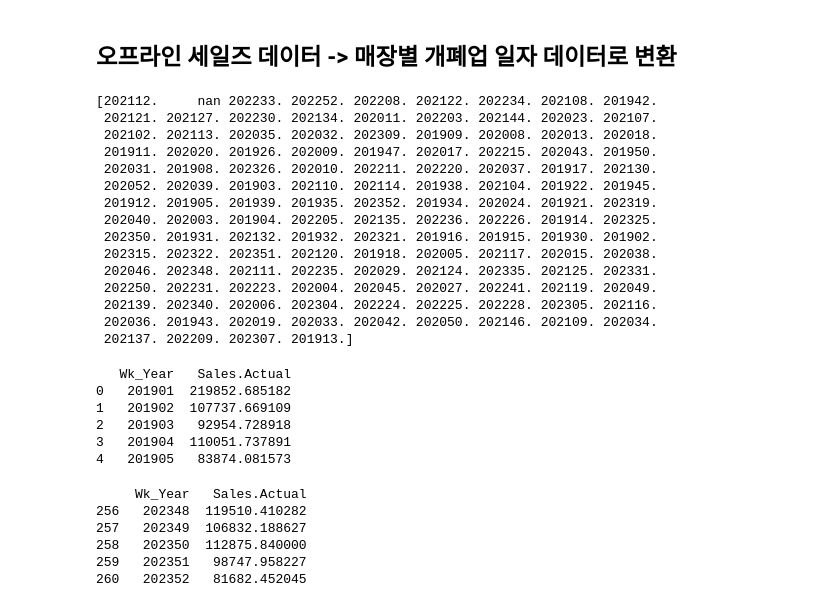
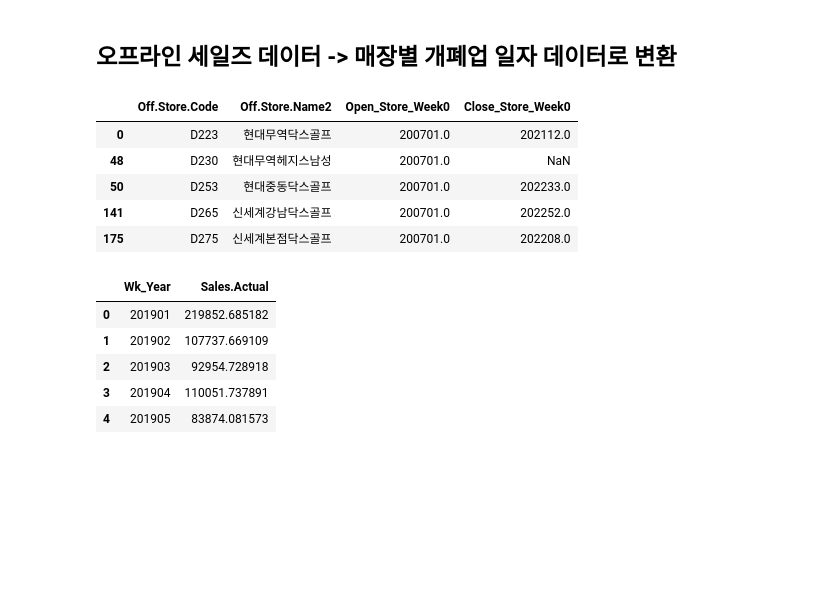
Before and after one commit to 0minKoh/time-series-analysis, a Jupyter notebook: EDA/topic_3.ipynb, the cells around one changed output. Drawn from its saved outputs; the diff is of its cells as text; code cells hidden in the pictures; blank space fills up the shorter version.

```diff
--- a/EDA/topic_3.ipynb
+++ b/EDA/topic_3.ipynb
@@ -5,54 +5,34 @@ import pandas as pd
 # %%
 import pandas as pd
 
 # 데이터프레임 로드
 offline_sales = pd.read_csv('../assets/data/offline_offline_wkly_Hazzys_sales.csv')
 
 # 오프라인 스토어별 개장일(Open_Store_Week0)과 폐업일(Close_Store_Week0)을 추출하여 새로운 데이터프레임 생성
 offline_store_info = offline_sales[['Off.Store.Code', 'Off.Store.Name2', 'Open_Store_Week0', 'Close_Store_Week0']]
 
 # 중복 제거를 위해 고유한 매장 정보만 추출
 offline_store_info = offline_store_info.drop_duplicates()
 
-# 새로운 데이터프레임 확인
-print(offline_store_info['Close_Store_Week0'].unique())
+offline_store_info.head()
 # %% [output]
-[202112.     nan 202233. 202252. 202208. 202122. 202234. 202108. 201942.
- 202121. 202127. 202230. 202134. 202011. 202203. 202144. 202023. 202107.
- 202102. 202113. 202035. 202032. 202309. 201909. 202008. 202013. 202018.
- 201911. 202020. 201926. 202009. 201947. 202017. 202215. 202043. 201950.
- 202031. 201908. 202326. 202010. 202211. 202220. 202037. 201917. 202130.
- 202052. 202039. 201903. 202110. 202114. 201938. 202104. 201922. 201945.
- 201912. 201905. 201939. 201935. 202352. 201934. 202024. 201921. 202319.
- 202040. 202003. 201904. 202205. 202135. 202236. 202226. 201914. 202325.
- 202350. 201931. 202132. 201932. 202321. 201916. 201915. 201930. 201902.
- 202315. 202322. 202351. 202120. 201918. 202005. 202117. 202015. 202038.
- 202046. 202348. 202111. 202235. 202029. 202124. 202335. 202125. 202331.
- 202250. 202231. 202223. 202004. 202045. 202027. 202241. 202119. 202049.
- 202139. 202340. 202006. 202304. 202224. 202225. 202228. 202305. 202116.
- 202036. 201943. 202019. 202033. 202042. 202050. 202146. 202109. 202034.
- 202137. 202209. 202307. 201913.]
+|  | Off.Store.Code | Off.Store.Name2 | Open_Store_Week0 | Close_Store_Week0 |
+| 0 | D223 | 현대무역닥스골프 | 200701.0 | 202112.0 |
+| 48 | D230 | 현대무역헤지스남성 | 200701.0 | NaN |
+| 50 | D253 | 현대중동닥스골프 | 200701.0 | 202233.0 |
+| 141 | D265 | 신세계강남닥스골프 | 200701.0 | 202252.0 |
+| 175 | D275 | 신세계본점닥스골프 | 200701.0 | 202208.0 |
 # %%
 online_Wkly_HZ = pd.read_csv('../assets/data/online_Wkly.HZ.csv')
 
 # Wk_Year별로 Sales.Actual의 합산을 구하여 온라인 매출 시계열 데이터 생성
 online_sales_by_year = online_Wkly_HZ.groupby('Wk_Year')['Sales.Actual'].sum().reset_index()
-
-# 데이터 확인
-print(online_sales_by_year.head())
-# %% [output]
-   Wk_Year   Sales.Actual
-0   201901  219852.685182
-1   201902  107737.669109
-2   201903   92954.728918
-3   201904  110051.737891
-4   201905   83874.081573
-# %%
-print(online_sales_by_year.tail())
-# %% [output]
-     Wk_Year   Sales.Actual
-256   202348  119510.410282
-257   202349  106832.188627
-258   202350  112875.840000
-259   202351   98747.958227
-260   202352   81682.452045
+# %%
+online_sales_by_year.head()
+# %% [output]
+|  | Wk_Year | Sales.Actual |
+| 0 | 201901 | 219852.685182 |
+| 1 | 201902 | 107737.669109 |
+| 2 | 201903 | 92954.728918 |
+| 3 | 201904 | 110051.737891 |
+| 4 | 201905 | 83874.081573 |
```
Also changed, not shown: parts of 10 cells of this notebook.
